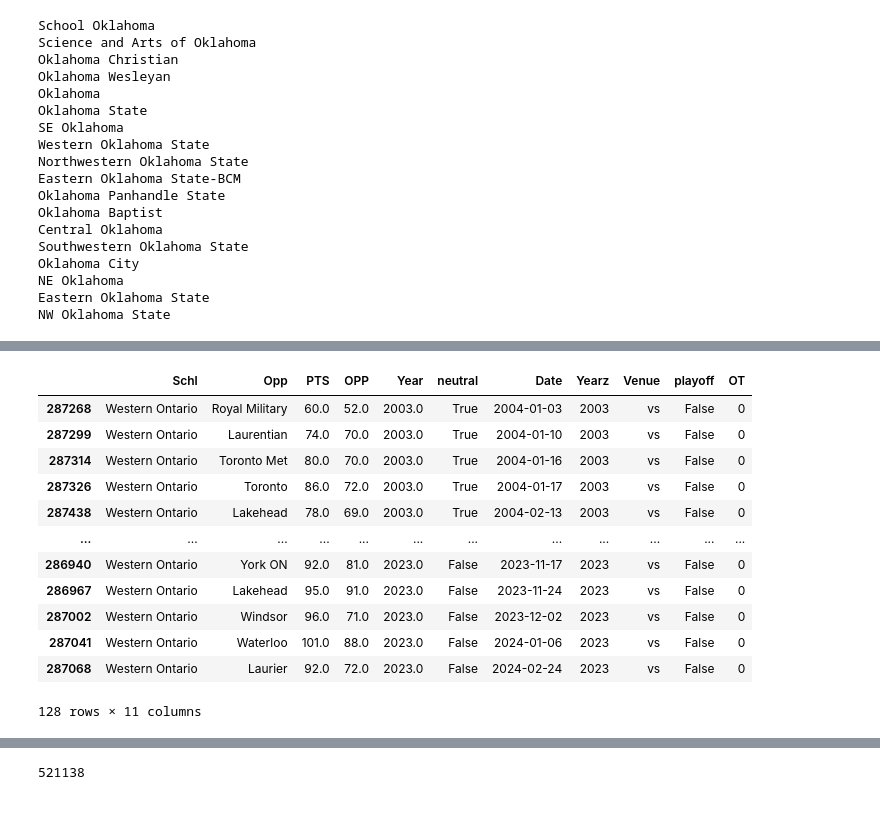
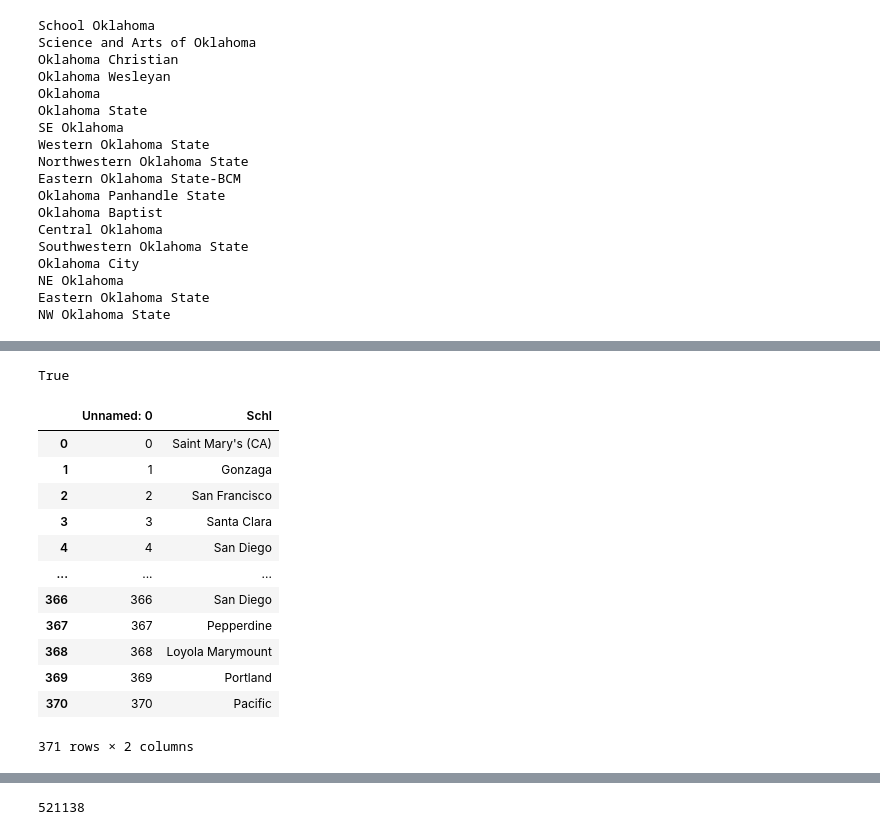
Before and after one commit to easella/ncaabelos, a Jupyter notebook: ncaab-for-free.ipynb, the cells around one changed output, grey strips where cells are left out. Cells and saved outputs as stored; diff of their text form; code cells hidden in the pictures.

Commit message:
Kaggle Notebook | ncaab for free | Version 1181

```diff
--- a/ncaab-for-free.ipynb
+++ b/ncaab-for-free.ipynb
@@ -1856,16 +1857,33 @@ done
-# %%
-df22[df22.Schl=='Western Ontario']
-# %% [output]
-|  | Schl | Opp | PTS | OPP | Year | neutral | Date | Yearz | Venue | playoff | OT |
-| 287268 | Western Ontario | Royal Military | 60.0 | 52.0 | 2003.0 | True | 2004-01-03 | 2003 | vs | False | 0 |
-| 287299 | Western Ontario | Laurentian | 74.0 | 70.0 | 2003.0 | True | 2004-01-10 | 2003 | vs | False | 0 |
-| 287314 | Western Ontario | Toronto Met | 80.0 | 70.0 | 2003.0 | True | 2004-01-16 | 2003 | vs | False | 0 |
-| 287326 | Western Ontario | Toronto | 86.0 | 72.0 | 2003.0 | True | 2004-01-17 | 2003 | vs | False | 0 |
-| 287438 | Western Ontario | Lakehead | 78.0 | 69.0 | 2003.0 | True | 2004-02-13 | 2003 | vs | False | 0 |
-| ... | ... | ... | ... | ... | ... | ... | ... | ... | ... | ... | ... |
-| 286940 | Western Ontario | York ON | 92.0 | 81.0 | 2023.0 | False | 2023-11-17 | 2023 | vs | False | 0 |
-| 286967 | Western Ontario | Lakehead | 95.0 | 91.0 | 2023.0 | False | 2023-11-24 | 2023 | vs | False | 0 |
-| 287002 | Western Ontario | Windsor | 96.0 | 71.0 | 2023.0 | False | 2023-12-02 | 2023 | vs | False | 0 |
-| 287041 | Western Ontario | Waterloo | 101.0 | 88.0 | 2023.0 | False | 2024-01-06 | 2023 | vs | False | 0 |
-| 287068 | Western Ontario | Laurier | 92.0 | 72.0 | 2023.0 | False | 2024-02-24 | 2023 | vs | False | 0 |
-128 rows × 11 columns
+# %%
+confdf=pd.read_csv("https://ontheroadtovote.com/ncaab/ncaabconfs.csv")
+confdf=confdf.astype({"School":"string"})
+confdf= confdf[confdf['School'].notna()]
+d1ss=pd.read_csv("https://ontheroadtovote.com/ncaab/2024d1.csv")
+confdf.dropna()
+years={}
+for i in range(1949,2024):
+    years[i]={}
+for row in d1ss.itertuples():
+    if float(2023)>1948:
+
+        years[float(2023)][row.Schl]=1
+
+'Purdue Fort Wayne' in years[2023]
+# %% [output]
+True
+# %%
+d1ss
+# %% [output]
+|  | Unnamed: 0 | Schl |
+| 0 | 0 | Saint Mary's (CA) |
+| 1 | 1 | Gonzaga |
+| 2 | 2 | San Francisco |
+| 3 | 3 | Santa Clara |
+| 4 | 4 | San Diego |
+| ... | ... | ... |
+| 366 | 366 | San Diego |
+| 367 | 367 | Pepperdine |
+| 368 | 368 | Loyola Marymount |
+| 369 | 369 | Portland |
+| 370 | 370 | Pacific |
+371 rows × 2 columns
```
Also changed, not shown: parts of 7 cells of this notebook.
